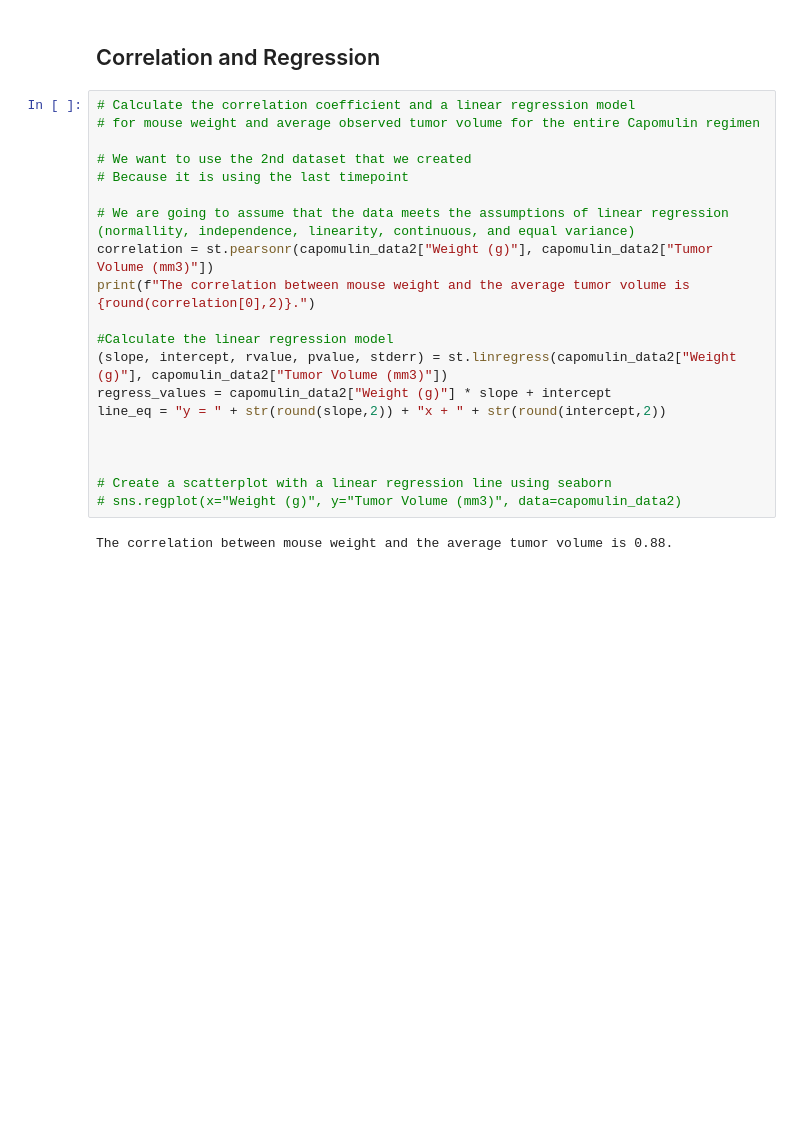
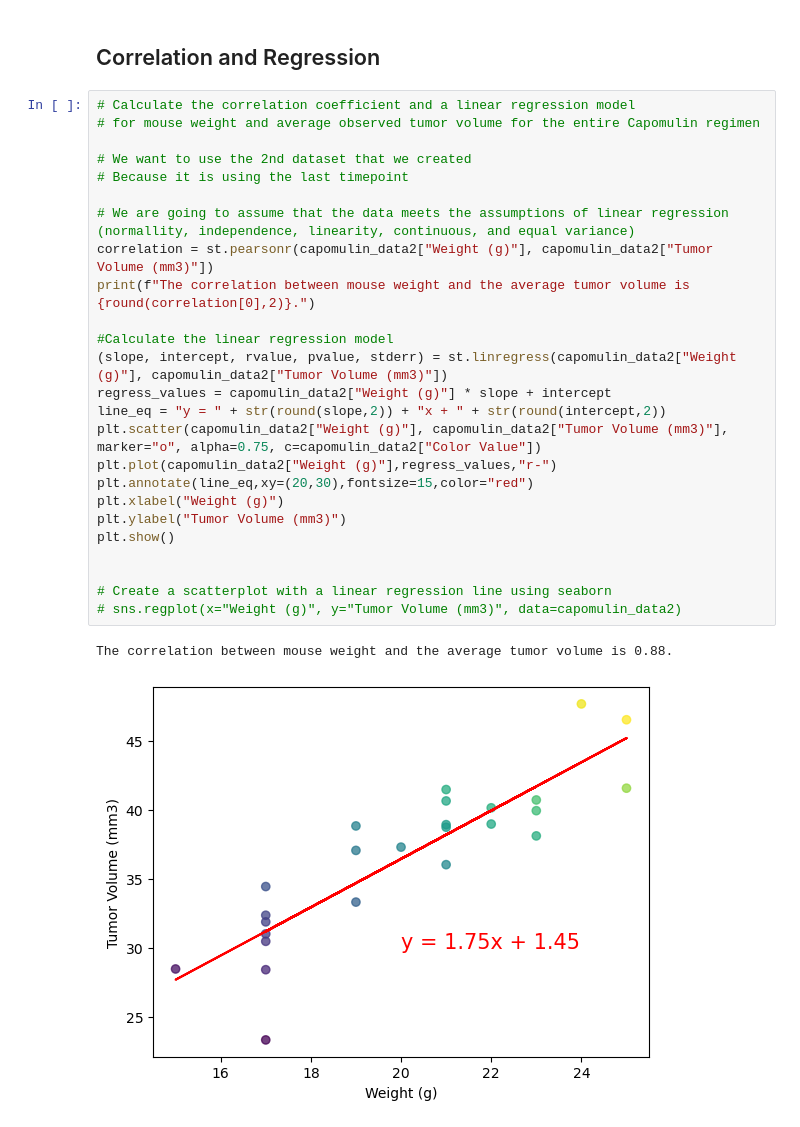
Before and after one commit to sarsteg/Pymaceuticals, a Jupyter notebook: pymaceuticals_analysis.ipynb, the cells around one changed output. Drawn from its saved outputs; the diff is of its cells as text; blank space fills up the shorter version.

Commit message:
lin regress complete

```diff
--- a/pymaceuticals_analysis.ipynb
+++ b/pymaceuticals_analysis.ipynb
@@ -334,22 +334,28 @@ plt.show()
 # %%
 # Calculate the correlation coefficient and a linear regression model
 # for mouse weight and average observed tumor volume for the entire Capomulin regimen
 
 # We want to use the 2nd dataset that we created
 # Because it is using the last timepoint
 
 # We are going to assume that the data meets the assumptions of linear regression (normallity, independence, linearity, continuous, and equal variance)
 correlation = st.pearsonr(capomulin_data2["Weight (g)"], capomulin_data2["Tumor Volume (mm3)"])
 print(f"The correlation between mouse weight and the average tumor volume is {round(correlation[0],2)}.")
 
 #Calculate the linear regression model
 (slope, intercept, rvalue, pvalue, stderr) = st.linregress(capomulin_data2["Weight (g)"], capomulin_data2["Tumor Volume (mm3)"])
 regress_values = capomulin_data2["Weight (g)"] * slope + intercept
 line_eq = "y = " + str(round(slope,2)) + "x + " + str(round(intercept,2))
-
+plt.scatter(capomulin_data2["Weight (g)"], capomulin_data2["Tumor Volume (mm3)"], marker="o", alpha=0.75, c=capomulin_data2["Color Value"])
+plt.plot(capomulin_data2["Weight (g)"],regress_values,"r-")
+plt.annotate(line_eq,xy=(20,30),fontsize=15,color="red")
+plt.xlabel("Weight (g)")
+plt.ylabel("Tumor Volume (mm3)")
+plt.show()
 
 
 # Create a scatterplot with a linear regression line using seaborn
 # sns.regplot(x="Weight (g)", y="Tumor Volume (mm3)", data=capomulin_data2)
 # %% [output]
 The correlation between mouse weight and the average tumor volume is 0.88.
+[figure, added]
```
